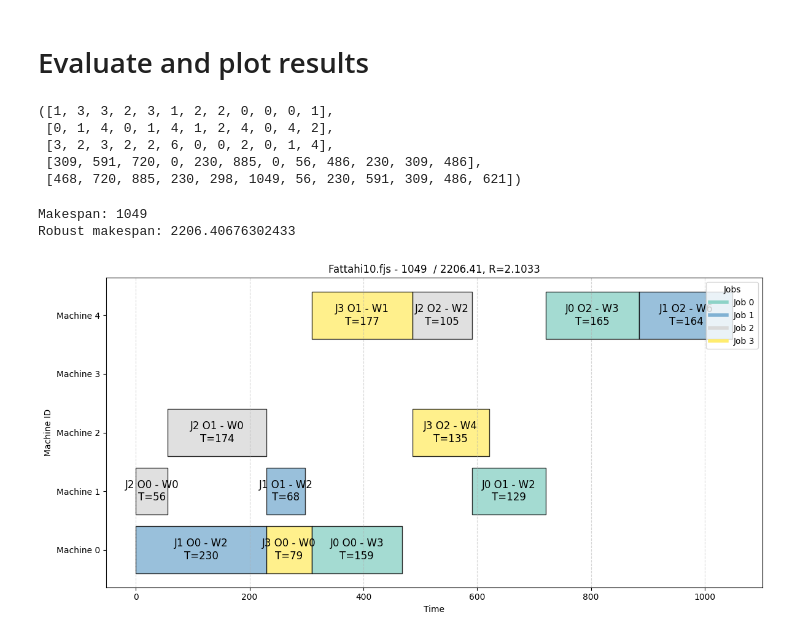
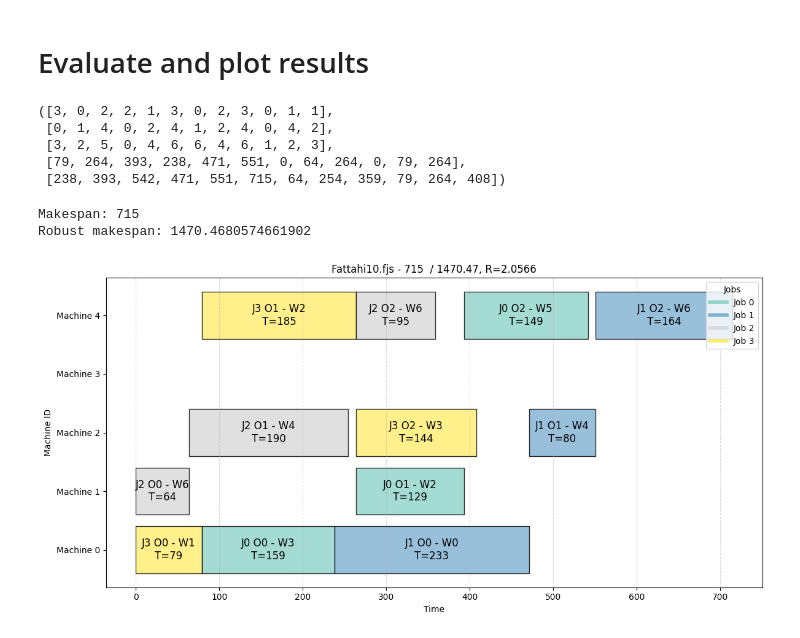
Before and after one commit to itsvoit/FJSSP-W-Competition, a Jupyter notebook: test_solver.ipynb, the cells around one changed output. Cells and saved outputs as stored; diff of their text form; code cells hidden in the pictures.

Commit message:
Improve experiment process + bump solver

```diff
--- a/test_solver.ipynb
+++ b/test_solver.ipynb
@@ -29,8 +44,35 @@ instance_name = 'Fattahi10.fjs'
 encoding = parser.parse_benchmark(f'instances/Example_Instances_FJSSP-WF/{instance_name}')
 # %%
 encoding = Encoding(encoding.durations(), encoding.job_sequence())
+
 method_params = MethodParams(
     epochs=10,
     population_size=10,
-    crossover=Crossovers.POX
+    selection=Selections.ROULETTE,
+    crossover=Crossovers.POX,
+    mutation=Mutations.GENE_SWAP,
+    fitness_fun_evals_per_indv=3,
+    instance_name=instance_name,
 )
+
+method_params_3 = MethodParams(
+    epochs=100,
+    population_size=10,
+    selection=Selections.ROULETTE,
+    crossover=Crossovers.POX,
+    mutation=Mutations.GENE_SWAP,
+    fitness_fun_evals_per_indv=3,
+    instance_name=instance_name,
+)
+
+method_params_5 = MethodParams(
+    epochs=100,
+    population_size=10,
+    selection=Selections.ROULETTE,
+    crossover=Crossovers.POX,
+    mutation=Mutations.GENE_SWAP,
+    fitness_fun_evals_per_indv=5,
+    instance_name=instance_name,
+)
+
+uncertainty_parameters = create_uncertainty_vector(encoding.n_operations(), factor=10.0, offset=1.0)
@@ -57,20 +108,18 @@ logger.info("Init method")
 method = Method(method_params, encoding, uncertain_eval_function)
 logger.info("Finish init method")
 # %%
-method.solve()
+best_indv = method.solve()
 # %% [markdown]
 # Evaluate and plot results
-# %%
-best_indv = method.best_indv
 # %%
 sequence, machines, workers, start_times, end_times = best_indv.get_representation()
 sequence, machines, workers, start_times, end_times
 # %% [output]
-([1, 3, 3, 2, 3, 1, 2, 2, 0, 0, 0, 1],
- [0, 1, 4, 0, 1, 4, 1, 2, 4, 0, 4, 2],
- [3, 2, 3, 2, 2, 6, 0, 0, 2, 0, 1, 4],
- [309, 591, 720, 0, 230, 885, 0, 56, 486, 230, 309, 486],
- [468, 720, 885, 230, 298, 1049, 56, 230, 591, 309, 486, 621])
+([3, 0, 2, 2, 1, 3, 0, 2, 3, 0, 1, 1],
+ [0, 1, 4, 0, 2, 4, 1, 2, 4, 0, 4, 2],
+ [3, 2, 5, 0, 4, 6, 6, 4, 6, 1, 2, 3],
+ [79, 264, 393, 238, 471, 551, 0, 64, 264, 0, 79, 264],
+ [238, 393, 542, 471, 551, 715, 64, 254, 359, 79, 264, 408])
 # %%
 if PROD:
     assert len(sequence) > 0, "The sequence should not be empty."
@@ -86,5 +135,5 @@ robust_c = uncertain_eval_function(best_indv)
 print(f'Makespan: {c}')
 print(f'Robust makespan: {robust_c}')
 # %% [output]
-Makespan: 1049
-Robust makespan: 2206.40676302433
+Makespan: 715
+Robust makespan: 1470.4680574661902
@@ -170,4 +140,4 @@ def plot_fjsspw_gantt(
 # %%
-plot_fjsspw_gantt(sequence, machines, workers, start_times, end_times, instance_name=instance_name, c=c, robust_c=robust_c)
+plot_fjsspw_gantt(sequence, machines, workers, start_times, end_times, encoding=encoding, instance_name=instance_name, c=c, robust_c=robust_c)
 # %% [output]
-[figure, old version]
+[figure, new version]
```
Also changed, not shown: parts of 9 cells of this notebook, 1 other file.
